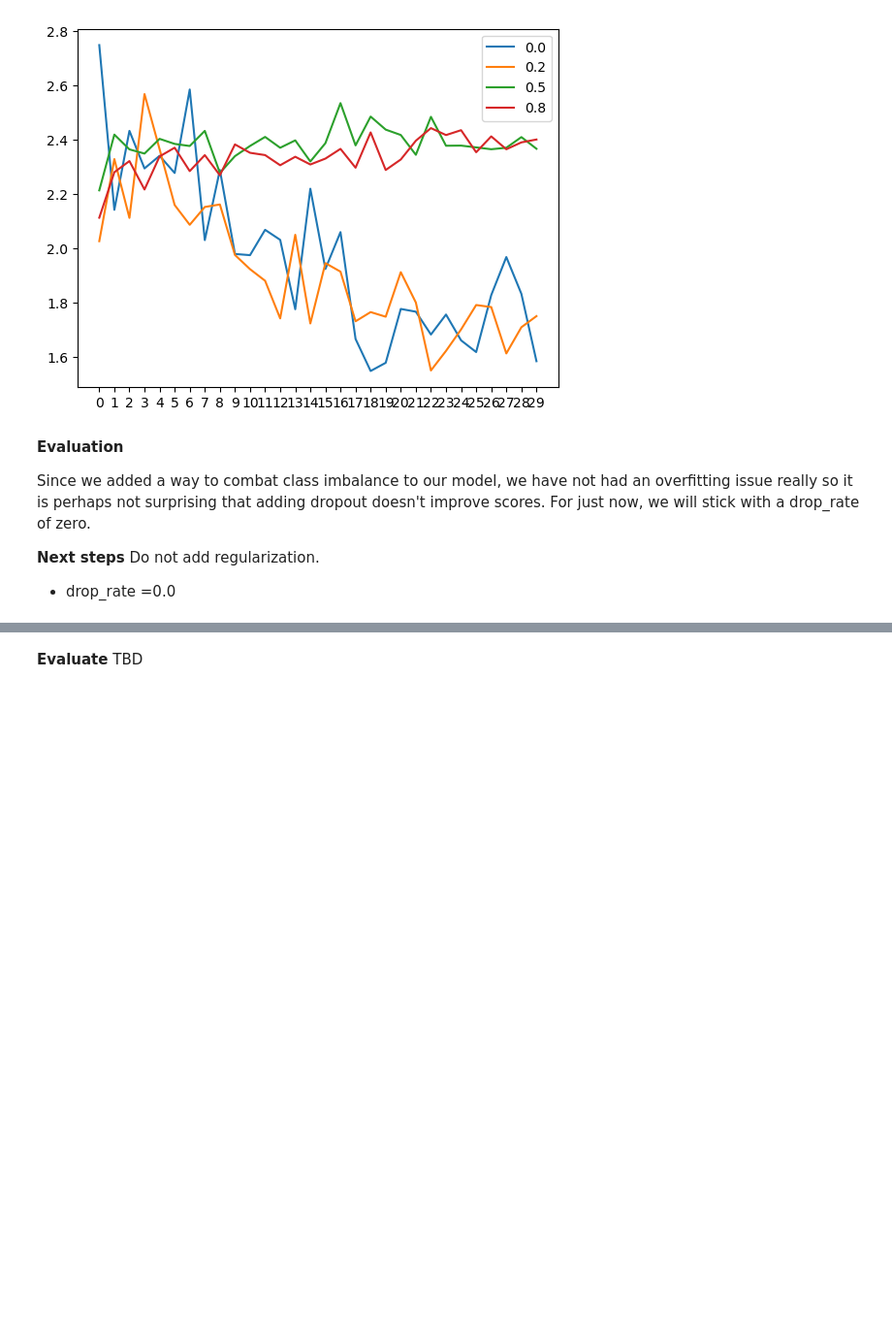
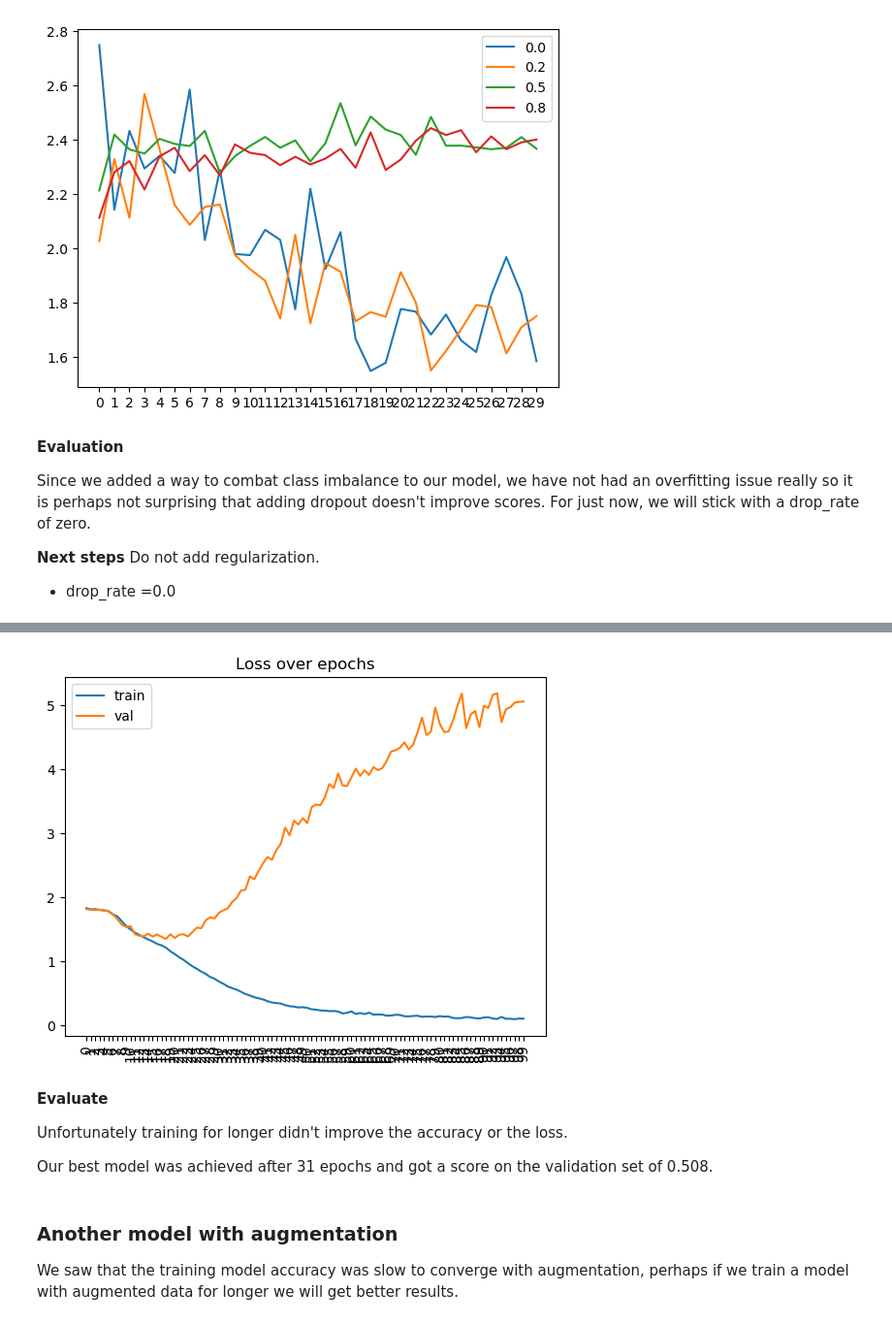
Before and after one commit to alibstill/ml-zoomcamp-emotion-recognition, a Jupyter notebook: 2_model_training/03_final_model.ipynb, the cells around one changed output, grey strips where cells are left out. Shown at 97% size. Cells and saved outputs as stored; diff of their text form; code cells hidden in the pictures; blank space fills up the shorter version.

```diff
--- a/2_model_training/03_final_model.ipynb
+++ b/2_model_training/03_final_model.ipynb
@@ -774,3 +805,19 @@ final_history = final_model.fit(train_dataset, epochs=100, validation_data=val_d
+# %%
+plt.plot(final_history.history["loss"], label="train")
+plt.plot(final_history.history["val_loss"], label="val")
+plt.xticks(np.arange(100), rotation=90)
+plt.legend()
+plt.title("Loss over epochs")
+plt.show()
+# %% [output]
+[figure, added]
 # %% [markdown]
 **Evaluate**
-TBD
+
+Unfortunately training for longer didn't improve the accuracy or the loss.
+
+Our best model was achieved after 31 epochs and got a score on the validation set of 0.508.
+# %% [markdown]
+### Another model with augmentation
+
+We saw that the training model accuracy was slow to converge with augmentation, perhaps if we train a model with augmented data for longer we will get better results.
```
Also changed, not shown: parts of 21 cells of this notebook, 1 other file.
